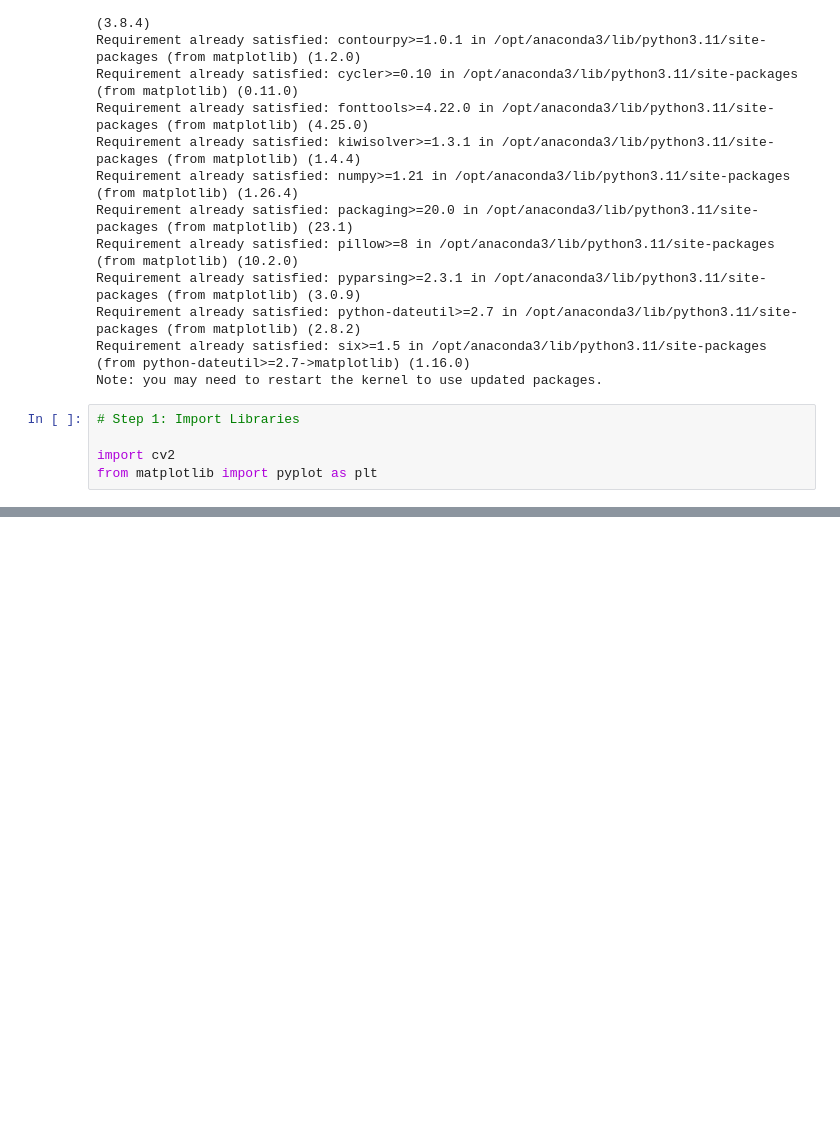
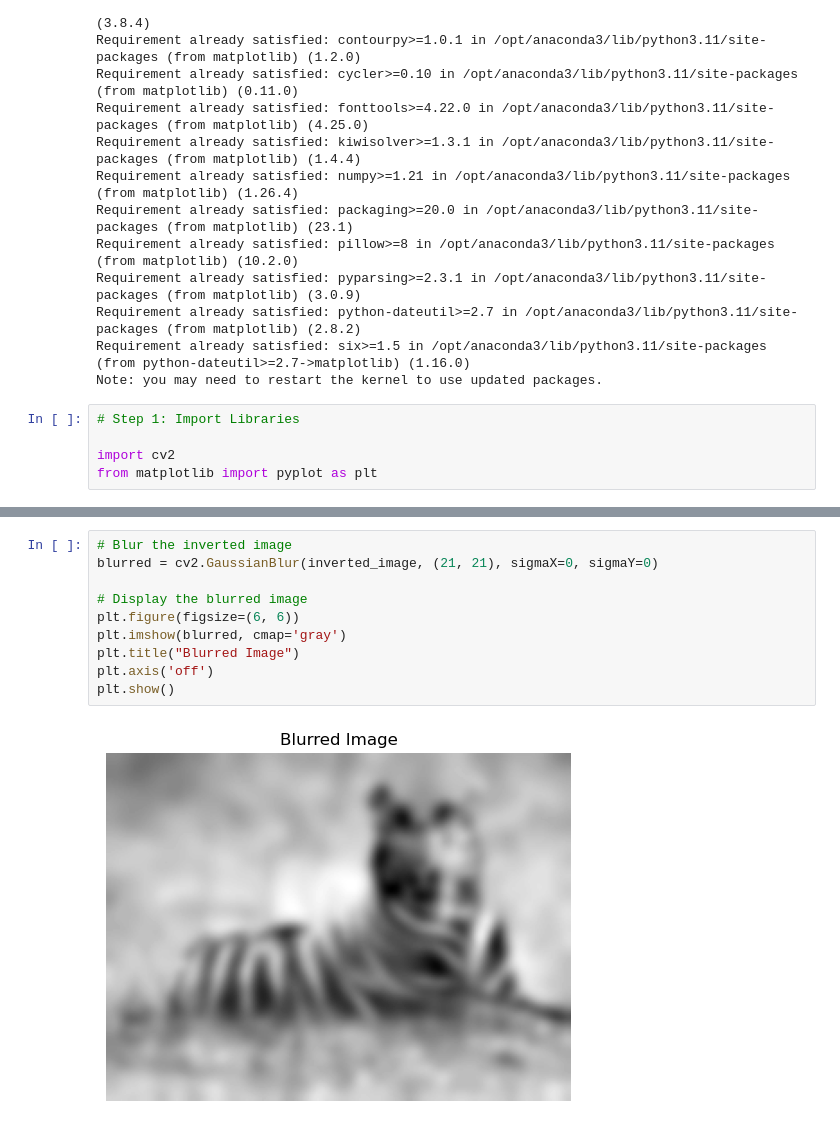
Before and after one commit to mayssemhannachi/LGMVIP-DataScience-Task-3, a Jupyter notebook: sketch_app.ipynb, the cells around one changed output, grey strips where cells are left out. Saved outputs shown, nothing was run; the diff lists cells and outputs as text; blank space fills up the shorter version.

```diff
--- a/sketch_app.ipynb
+++ b/sketch_app.ipynb
@@ -48,0 +85,12 @@ from matplotlib import pyplot as plt
+# %%
+# Blur the inverted image
+blurred = cv2.GaussianBlur(inverted_image, (21, 21), sigmaX=0, sigmaY=0)
+
+# Display the blurred image
+plt.figure(figsize=(6, 6))
+plt.imshow(blurred, cmap='gray')
+plt.title("Blurred Image")
+plt.axis('off')
+plt.show()
+# %% [output]
+[figure, added]
```
Also changed, not shown: parts of 10 cells of this notebook.
